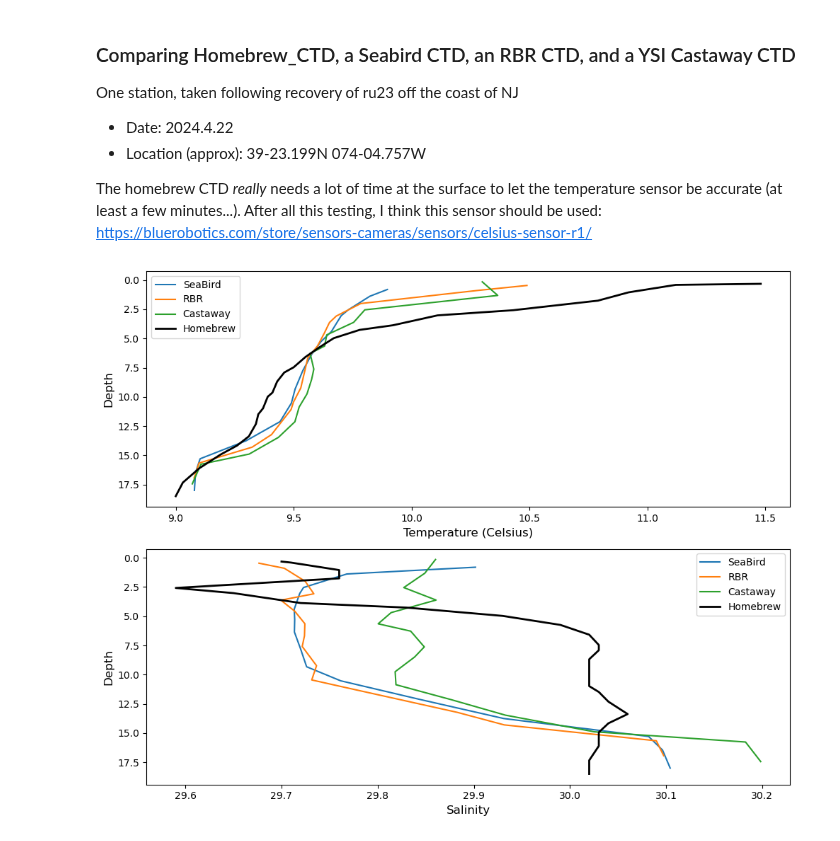
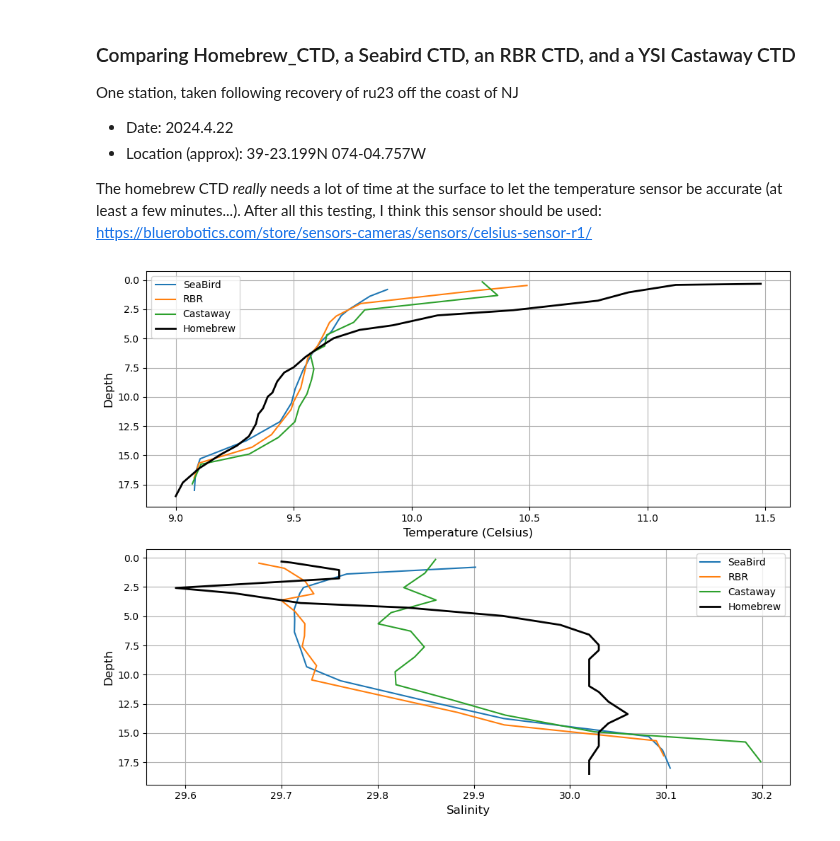
Before and after one commit to sscopazzi/SeaLabMOS, a Jupyter notebook: a_test_data/2024.4.22 RV Rutgers/quad-comparison.ipynb, the cells around one changed output. Cells and saved outputs as stored; diff of their text form; code cells hidden in the pictures.

Commit message:
ts_plot

```diff
--- a/a_test_data/2024.4.22 RV Rutgers/quad-comparison.ipynb
+++ b/a_test_data/2024.4.22 RV Rutgers/quad-comparison.ipynb
@@ -60,31 +60,33 @@ seabird  = seabird.iloc[55:130]
 rbr      = rbr.iloc[160:1061]
 castaway = castaway.iloc[210:690]
 
 fig, ax = plt.subplots(2, 1, figsize=(10, 8))
 
 # First subplot: Temperature and Depth
 ax[0].plot(seabird['c'][::5], seabird['m'][::5], label='SeaBird')
 ax[0].plot(rbr['c'][::60], rbr['m'][::60], label='RBR')
 ax[0].plot(castaway['Temperature (Celsius)'][::30], castaway['Pressure (Decibar)'][::30], label='Castaway')
 ax[0].plot(homebrew['c_off'][::10], homebrew['m'][::10], c='black',linewidth=2,label='Homebrew')
 ax[0].set_xlabel('Temperature (Celsius)',fontsize=12)
 ax[0].set_ylabel('Depth',fontsize=12)
 # ax[0].set_title('Temperature vs Depth')
 ax[0].invert_yaxis()
 ax[0].legend()
+ax[0].grid()
 
 # Second subplot: Salinity and Depth
 ax[1].plot(seabird['psu'][::5], seabird['m'][::5], label='SeaBird')
 ax[1].plot(rbr['psu'][::60], rbr['m'][::60], label='RBR')
 ax[1].plot(castaway['psu_calc'][::30], castaway['Pressure (Decibar)'][::30], label='Castaway')
 ax[1].plot(homebrew['psu_off'][::10], homebrew['m'][::10], c='black',linewidth=2,label='Homebrew')
 ax[1].set_xlabel('Salinity',fontsize=12)
 ax[1].set_ylabel('Depth',fontsize=12)
 # ax[1].set_title('Salinity'fontsize=14)
 ax[1].invert_yaxis()
 ax[1].legend()
+ax[1].grid()
 
 plt.tight_layout()
 plt.savefig('2024_4_22_quad_comparison.png')
 # %% [output]
-[figure, old version]
+[figure, new version]
```
Also changed, not shown: parts of 1 cell of this notebook, 7 other files.
